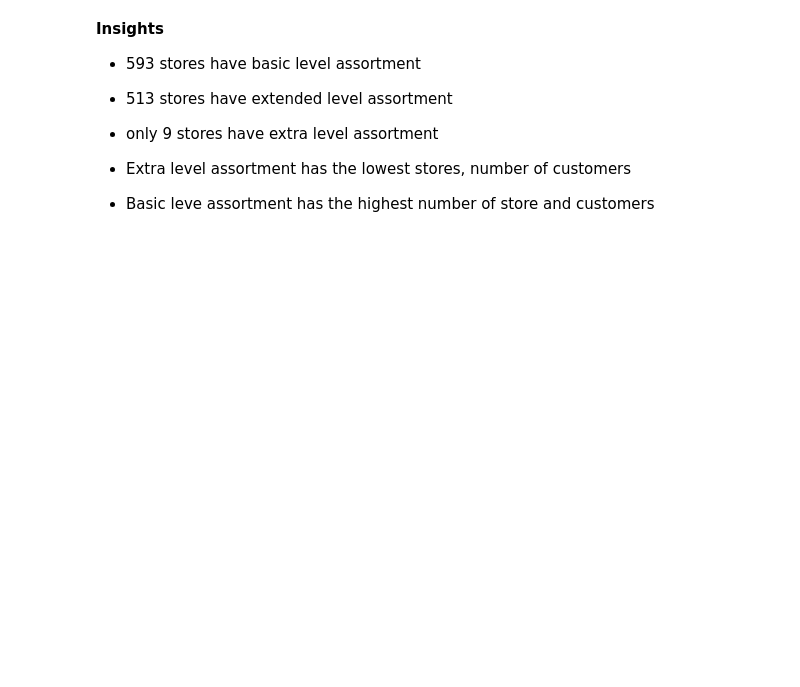
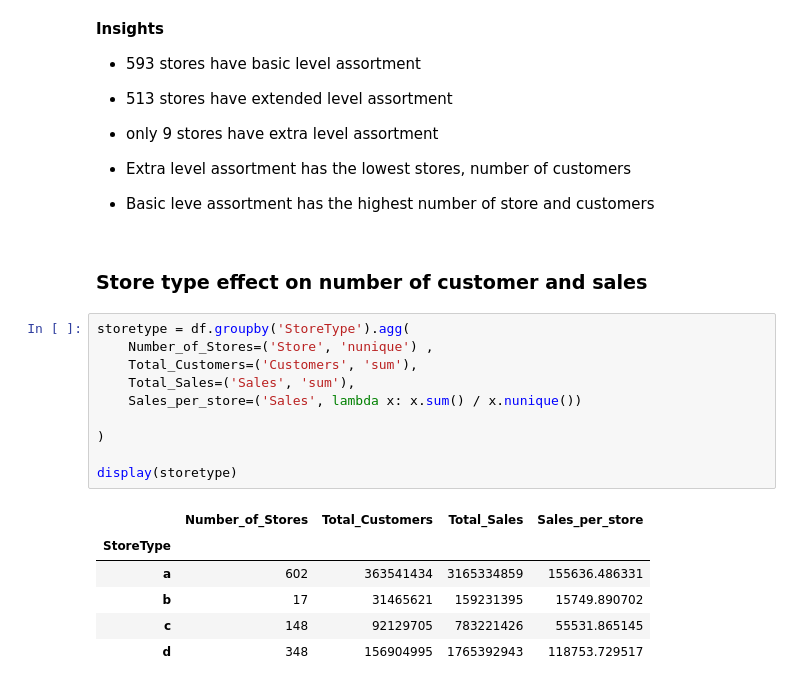
Before and after one commit to yosef-zewdu/Rossmann-Sales-Forecasting, a Jupyter notebook: notebooks/eda.ipynb, the cells around one changed output. Saved outputs shown, nothing was run; the diff lists cells and outputs as text; blank space fills up the shorter version.

```diff
--- a/notebooks/eda.ipynb
+++ b/notebooks/eda.ipynb
@@ -327,3 +329,22 @@ plt.show()
 
 - Extra level assortment has the lowest stores, number of customers
 - Basic leve assortment has the highest number of store and customers
+# %% [markdown]
+### Store type effect on number of customer and sales
+# %%
+storetype = df.groupby('StoreType').agg(
+    Number_of_Stores=('Store', 'nunique') ,
+    Total_Customers=('Customers', 'sum'),
+    Total_Sales=('Sales', 'sum'),
+    Sales_per_store=('Sales', lambda x: x.sum() / x.nunique())
+
+)
+
+display(storetype)
+# %% [output]
+|  | Number_of_Stores | Total_Customers | Total_Sales | Sales_per_store |
+| StoreType |  |  |  |  |
+| a | 602 | 363541434 | 3165334859 | 155636.486331 |
+| b | 17 | 31465621 | 159231395 | 15749.890702 |
+| c | 148 | 92129705 | 783221426 | 55531.865145 |
+| d | 348 | 156904995 | 1765392943 | 118753.729517 |
```
Also changed, not shown: parts of 8 cells of this notebook, 4 other files.
